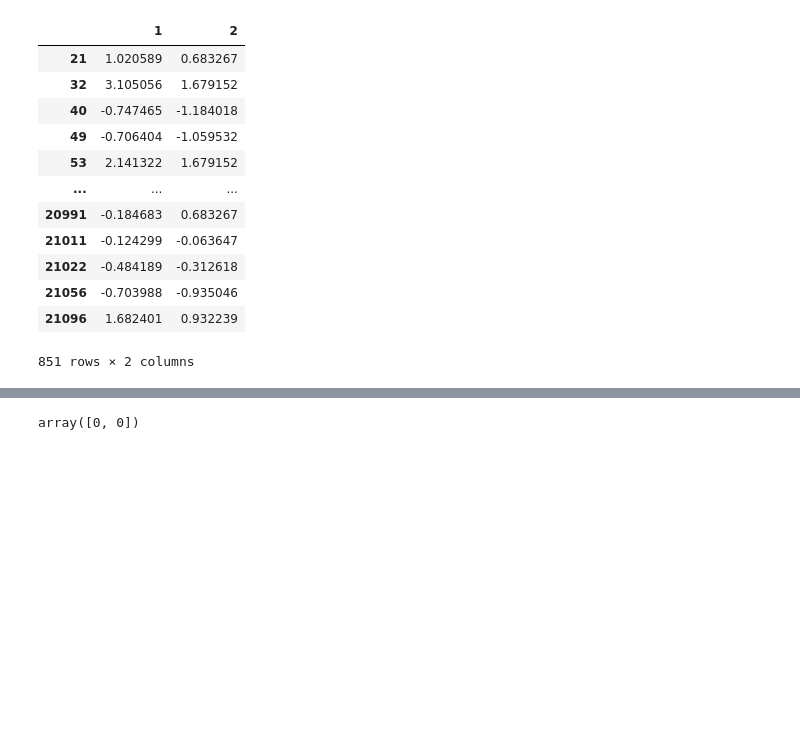
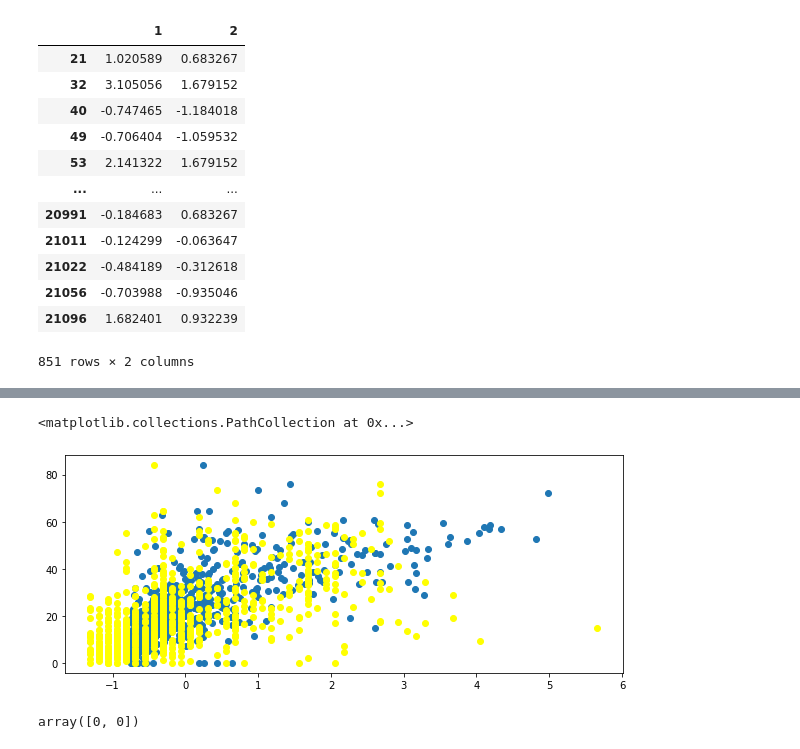
Before and after one commit to Yeghon/CCI508, a Jupyter notebook: multivariate test 02.ipynb, the cells around one changed output, grey strips where cells are left out. Saved outputs shown, nothing was run; the diff lists cells and outputs as text; code cells hidden in the pictures; blank space fills up the shorter version.

```diff
--- a/multivariate test 02.ipynb
+++ b/multivariate test 02.ipynb
@@ -261,3 +293,10 @@ XTrain
+# %%
+plt.figure(figsize=(10,4))
+plt.scatter(XTrain[["1"]], yTrain[["3"]])
+plt.scatter(XTrain[["2"]], yTrain[["3"]], color='yellow')
+# %% [output]
+<matplotlib.collections.PathCollection at 0x...>
+[figure, added]
 # %%
 theta = np.array([0]*len(XTrain.columns))
 theta
```
Also changed, not shown: parts of 3 cells of this notebook.
